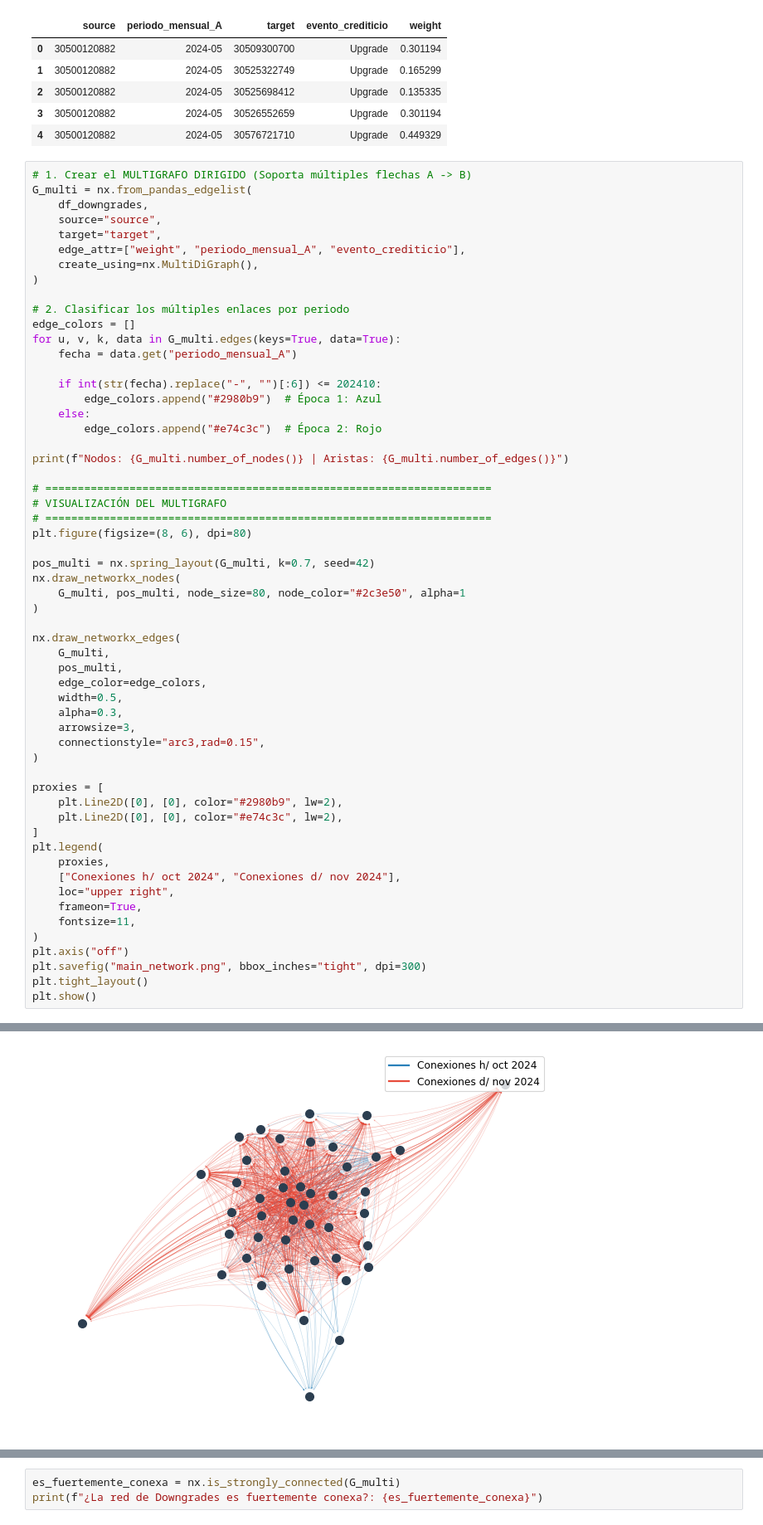
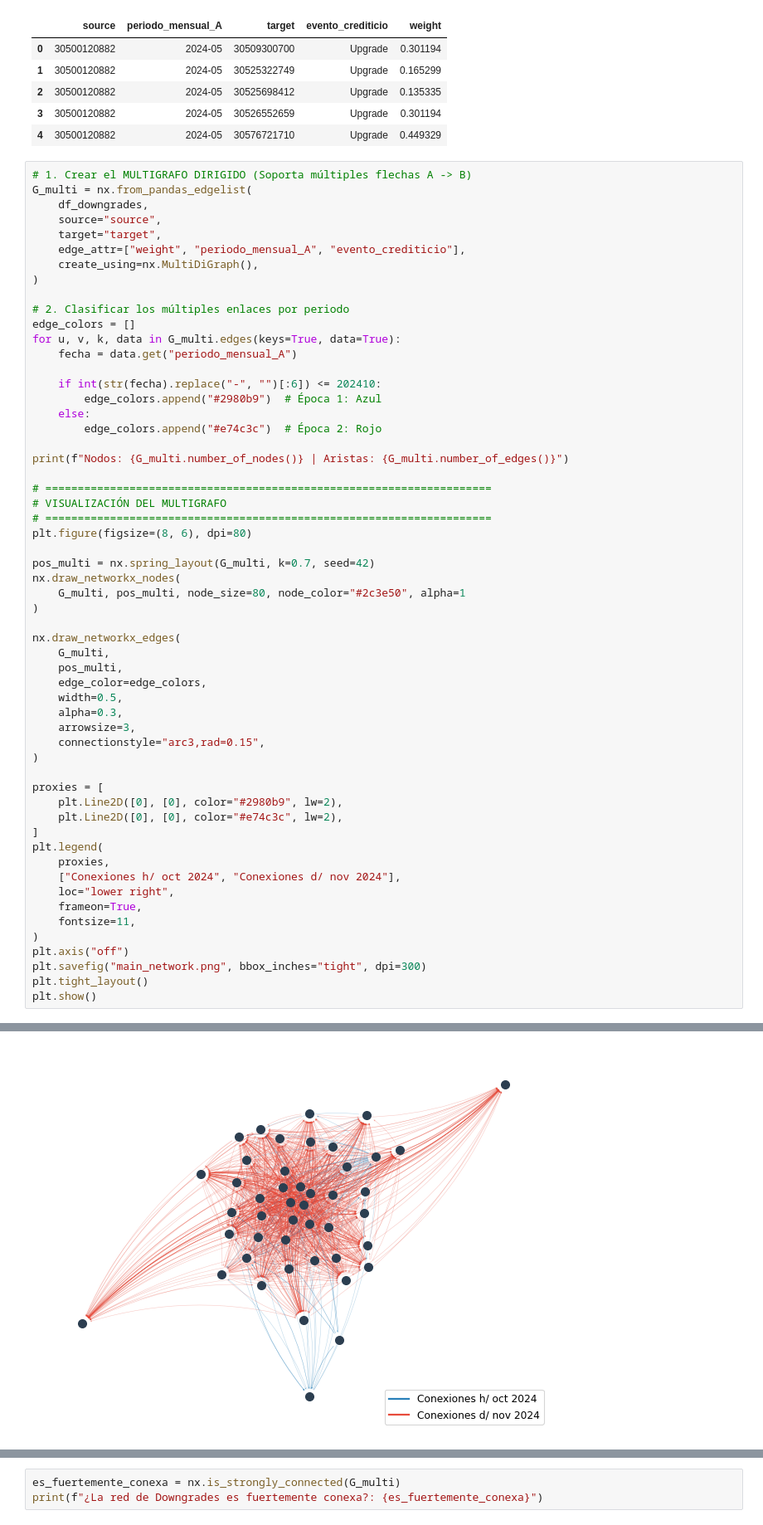
Before and after one commit to sofiscaiano/credit_risk_network, a Jupyter notebook: grafos_downgrades.ipynb, the cells around one changed output, grey strips where cells are left out. Shown at 83% size. Drawn from its saved outputs; the diff is of its cells as text.

```diff
--- a/grafos_downgrades.ipynb
+++ b/grafos_downgrades.ipynb
@@ -50,32 +50,32 @@ pos_multi = nx.spring_layout(G_multi, k=0.7, seed=42)
 nx.draw_networkx_nodes(
     G_multi, pos_multi, node_size=80, node_color="#2c3e50", alpha=1
 )
 
 nx.draw_networkx_edges(
     G_multi,
     pos_multi,
     edge_color=edge_colors,
     width=0.5,
     alpha=0.3,
     arrowsize=3,
     connectionstyle="arc3,rad=0.15",
 )
 
 proxies = [
     plt.Line2D([0], [0], color="#2980b9", lw=2),
     plt.Line2D([0], [0], color="#e74c3c", lw=2),
 ]
 plt.legend(
     proxies,
     ["Conexiones h/ oct 2024", "Conexiones d/ nov 2024"],
-    loc="upper right",
+    loc="lower right",
     frameon=True,
     fontsize=11,
 )
 plt.axis("off")
 plt.savefig("main_network.png", bbox_inches="tight", dpi=300)
 plt.tight_layout()
 plt.show()
 # %% [output]
 Nodos: 45 | Aristas: 1790
-[figure, old version]
+[figure, new version]
```
Also changed, not shown: parts of 3 cells of this notebook, 4 other files.
